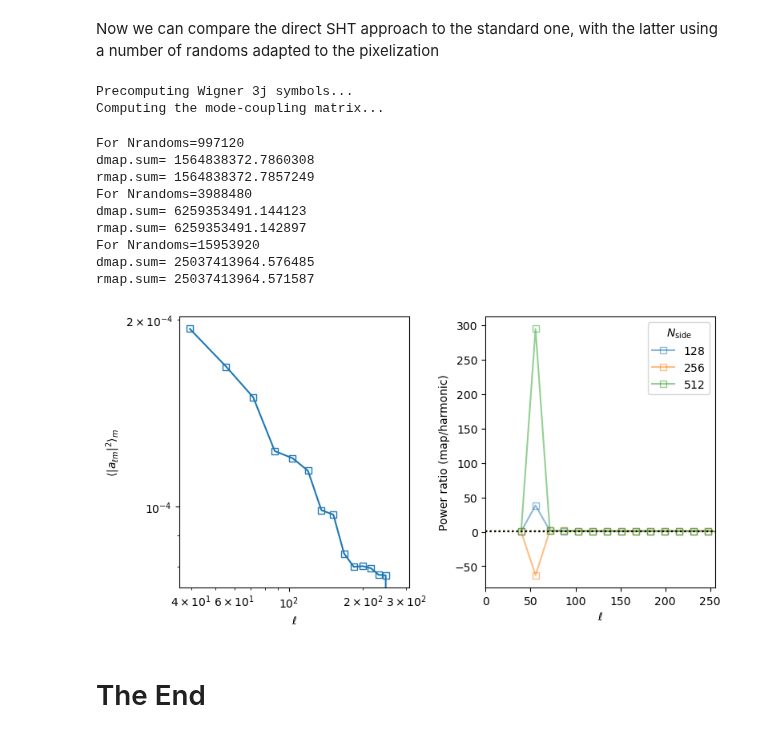
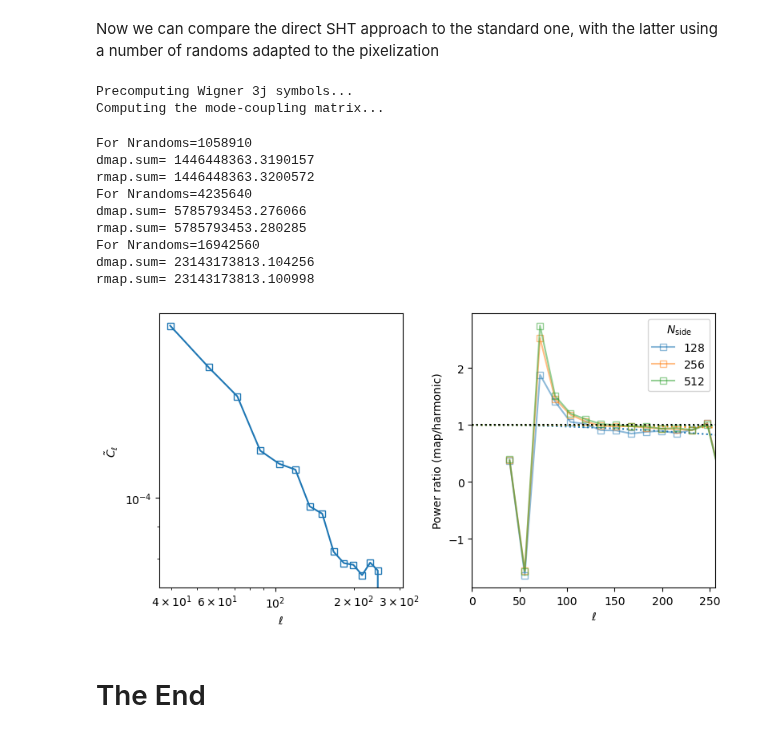
Before and after one commit to martinjameswhite/directsht, a Jupyter notebook: notebooks/analyzing_mocks.ipynb, the cells around one changed output. Saved outputs shown, nothing was run; the diff lists cells and outputs as text; code cells hidden in the pictures.

```diff
--- a/notebooks/analyzing_mocks.ipynb
+++ b/notebooks/analyzing_mocks.ipynb
@@ -293,75 +331,85 @@ Now compare the power spectra as a function of the map Nside.
 # %% [markdown]
 Now we can compare the direct SHT approach to the standard one, with the latter using a number of randoms adapted to the pixelization
 # %%
-factor = 20 # The ratio of randoms to pixels
+factor = 30 # The ratio of randoms to pixels
-# %%
-# Let's save ourselves some time by using the same W_l irrespective of the number of randoms
-map_mask = hp.ud_grade(hp.ud_grade(rmap, 64)>0, 512)
-wl_maplevel = hp.anafast(map_mask)
-# We need to initialize a different mode-decoupling object
-# because our map-level mask has a different normalization
-MD2 = MaskDeconvolution(Nl+buffer_ells,wl_maplevel)
-# %% [output]
-Precomputing Wigner 3j symbols...
-Computing the mode-coupling matrix...
+# %%
+# Let's save ourselves some time by using the same W_l irrespective of the number of randoms
+# To give ourselves the best chance, compute this at high resolution.
+nrand = 100*ndata
+trand,prand,wrand = generate_randoms(nrand)
+trand,prand,wrand = veto_points(trand,prand,wrand,nveto,rveto)
+nrand  = len(trand)
+wrand *= np.sum(wdata)/np.sum(wrand)
+#
+# Make a binary mask.
+rmap = make_map(trand,prand,wrand,512)
+map_mask = np.zeros_like(rmap)
+map_mask[rmap>0] = 1.0
+# Measure the W_l
+wl_maplevel = hp.anafast(map_mask)
+# and make a mode-decoupling object to go with it.
+MD2 = MaskDeconvolution(Nl+buffer_ells,wl_maplevel)
+# %% [output]
+Precomputing Wigner 3j symbols...
+Computing the mode-coupling matrix...
 # %%
 fig,ax = plt.subplots(1,2,sharey=False,figsize=(8,4.2))
 #
 ax[0].loglog(binned_ells,hdif_decoupled,'s-',mfc='None')
 ax[0].set_xlabel(r'$\ell$')
-ax[0].set_ylabel(r'$\langle |a_{\ell m}|^2\rangle_m$')
+ax[0].set_ylabel(r'$\tilde{C}_\ell$')
 #
 icol= 0
-for nside in [128,256, 512]:
+for nside in [128,256,512]:
     # Generate a random catalog.
-    nrand = int(factor*hp.nside2npix(nside)*np.sum(map_mask)/len(map_mask))
+    nrand = int(factor*hp.nside2npix(nside)*fsky)
     print('For Nrandoms={}'.format(nrand))
-    trand = np.arccos( rng.uniform(low=-0.5,high=0.5,size=nrand) )
-    prand = rng.uniform(low=np.pi/2,high=3*np.pi/2,size=nrand)
-    wrand = np.ones_like(trand) * float(npnt)/float(trand.size)
-
-    dmap = make_map(thetas,phis,wts  ,nside)
+    trand,prand,wrand = generate_randoms(nrand)
+    trand,prand,wrand = veto_points(trand,prand,wrand,nveto,rveto)
+    wrand *= np.sum(wdata)/np.sum(wrand)
+    #
+    dmap = make_map(tdata,pdata,wdata,nside)
     rmap = make_map(trand,prand,wrand,nside)
     #
     print("dmap.sum=",np.sum(dmap))
     print("rmap.sum=",np.sum(rmap))
     # Remove pixels where we have data but no randoms,
     # then generate the 1+delta field.
     dmap[rmap<=0]=0.0
     dmap = dmap/(rmap+1e-30)
     cl_via_map = hp.anafast(dmap)
-
+    #
     # Deconvolve the mask
-    binned_ells, mapcl_decoupled = MD2(cl_via_map,bins)
-    binned_ells, mapcl_decoupled = binned_ells[Ndiscard:-Ndiscard], mapcl_decoupled[Ndiscard:-Ndiscard]
-
-    ratio= hdif_decoupled/mapcl_decoupled
+    binned_ells,mdel_decoupled = MD2(cl_via_map,bins)
+    binned_ells,mdel_decoupled = binned_ells[Ndiscard:-Ndiscard],mdel_decoupled[Ndiscard:-Ndiscard]
+    #
+    ratio= hdif_decoupled/mdel_decoupled
     pixwn= hp.pixwin(nside)
     #
     ax[1].plot(binned_ells,ratio,'s-',color='C'+str(icol),alpha=0.5,\
                mfc='None',label='${:4d}$'.format(nside))
     ax[1].plot(np.arange(pixwn.size),pixwn,ls=':',color='C'+str(icol))
     icol = (icol+1)%10
 ax[1].axhline(1.0,ls=':',color='k')
 ax[1].set_ylabel(r'Power ratio (map/harmonic)')
 ax[1].legend(title=r'$N_{\rm side}$')
 #ax[1].set_ylim(0.9,1.1)
 ax[1].set_yscale('linear')
 ax[1].set_xlabel(r'$\ell$')
 ax[1].set_xlim([0,Nl])
 #
 plt.tight_layout()
 #plt.savefig('compare_pipelines.pdf')
 # %% [output]
-For Nrandoms=997120
-dmap.sum= 1564838372.7860308
-rmap.sum= 1564838372.7857249
-For Nrandoms=3988480
-dmap.sum= 6259353491.144123
-rmap.sum= 6259353491.142897
-For Nrandoms=15953920
-dmap.sum= 25037413964.576485
-rmap.sum= 25037413964.571587
+For Nrandoms=1058910
+dmap.sum= 1446448363.3190157
+rmap.sum= 1446448363.3200572
+For Nrandoms=4235640
+dmap.sum= 5785793453.276066
+rmap.sum= 5785793453.280285
+For Nrandoms=16942560
+dmap.sum= 23143173813.104256
+rmap.sum= 23143173813.100998
-[figure, old version]
+[figure, new version]
 # %% [markdown]
 # The End
```
Also changed, not shown: parts of 32 cells of this notebook.
